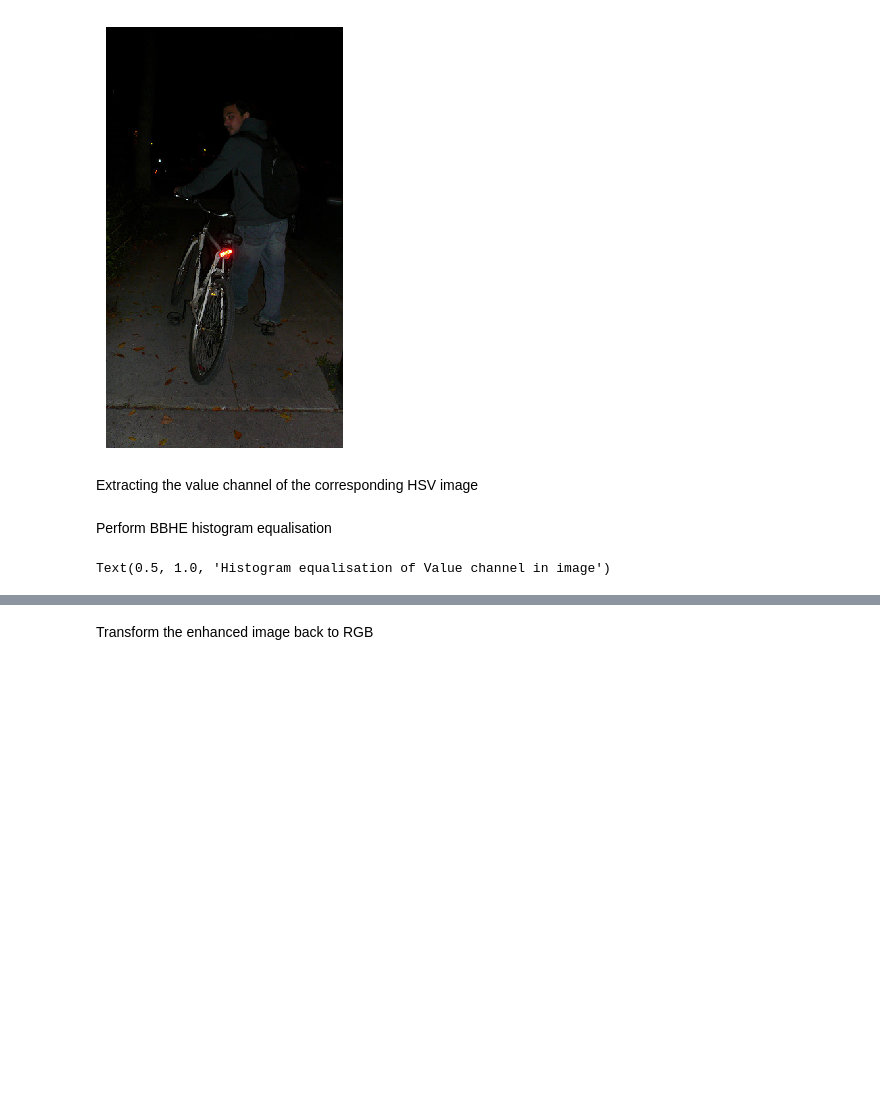
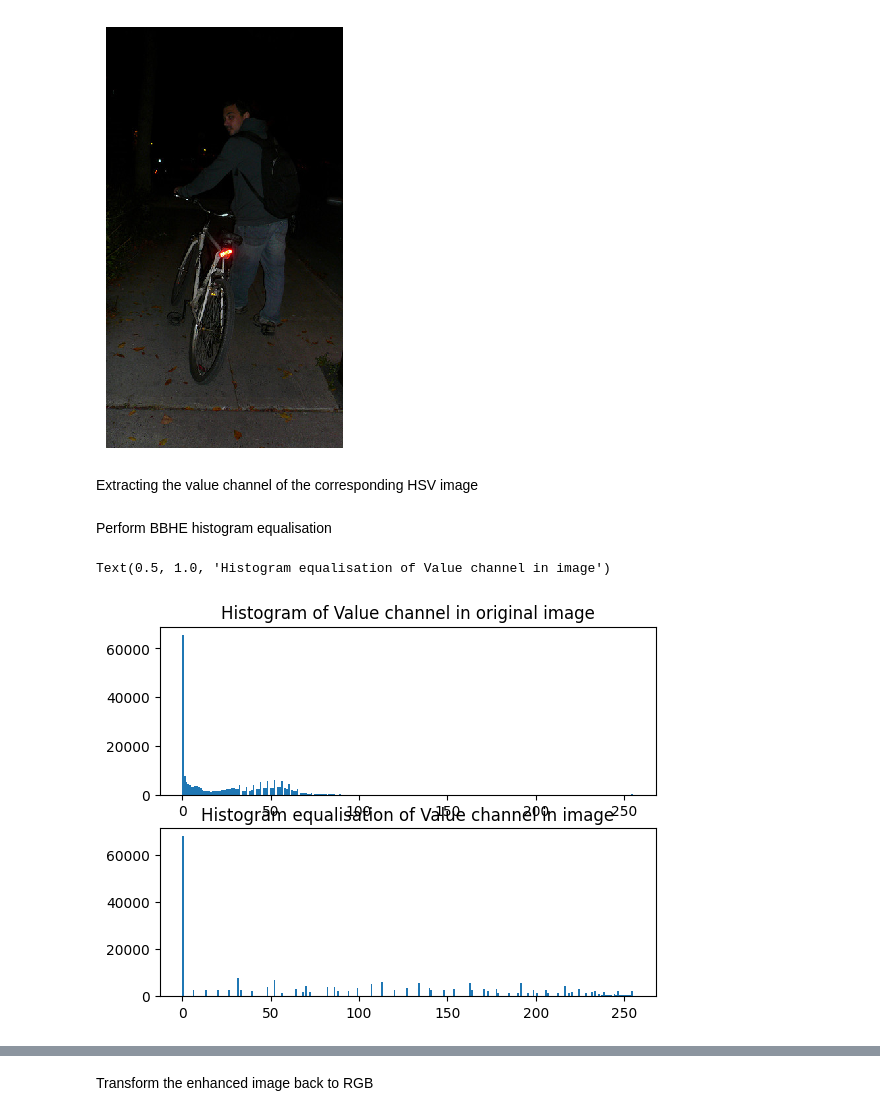
Before and after one commit to eaguiraud/34269_computer_imaging_and_spectroscopy, a Jupyter notebook: low_light_enhancement/BBHE.ipynb, the cells around one changed output, grey strips where cells are left out. Cells and saved outputs as stored; diff of their text form; code cells hidden in the pictures; blank space fills up the shorter version.

```diff
--- a/low_light_enhancement/BBHE.ipynb
+++ b/low_light_enhancement/BBHE.ipynb
@@ -30,25 +31,26 @@ Perform BBHE histogram equalisation
 # %%
 V_mean = np.mean(V)
 
-V_high = V[V > V_mean]
-V_low = V[V <= V_mean]
+V_mhigh = V[V > V_mean]
+V_mlow = V[V <= V_mean]
 
-V_hhist = cv.equalizeHist(V_high)
-V_lhist = cv.equalizeHist(V_low)
+V_mhhist = cv.equalizeHist(V_mhigh)
+V_mlhist = cv.equalizeHist(V_mlow)
 
 V_BBHE = np.zeros((V.ravel().shape[0], 1))
 
-V_BBHE[V.ravel() <= V_mean] = V_lhist
-V_BBHE[V.ravel() > V_mean] = V_hhist
+V_BBHE[V.ravel() <= V_mean] = V_mlhist
+V_BBHE[V.ravel() > V_mean] = V_mhhist
 
 plt.figure()
 
 plt.subplot(2, 1, 1)
-plt.hist(V.ravel(), bins = 256)
+hist, _, _ = plt.hist(V.ravel(), bins = 256)
 plt.title("Histogram of Value channel in original image")
 
 plt.subplot(2, 1, 2)
 plt.hist(V_BBHE.ravel(), bins = 256)
 plt.title("Histogram equalisation of Value channel in image")
 # %% [output]
 Text(0.5, 1.0, 'Histogram equalisation of Value channel in image')
+[figure, added]
```
Also changed, not shown: parts of 5 cells of this notebook, 1 other file.
